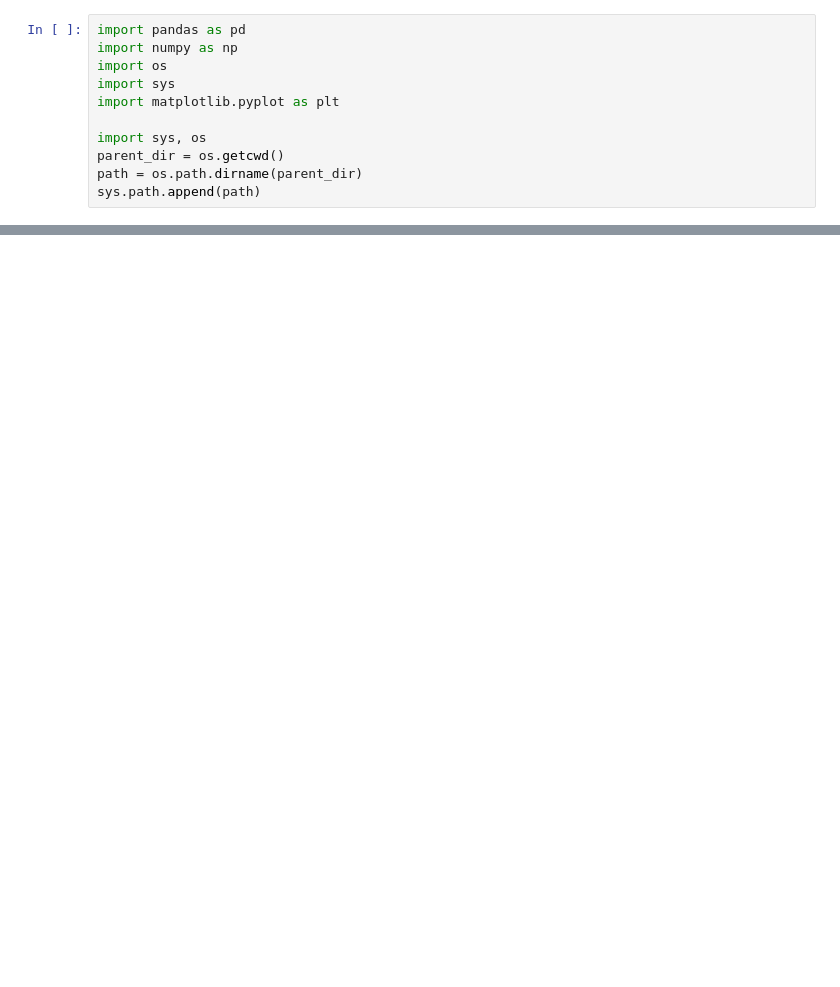
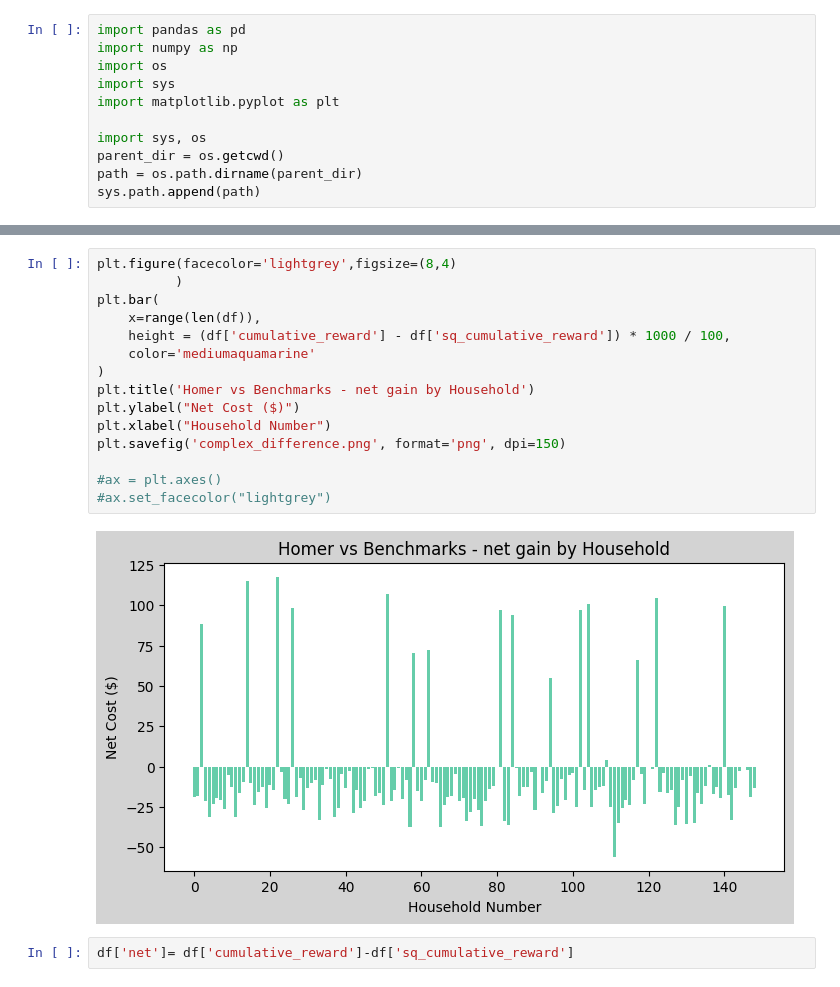
Before and after one commit to bcormier1/home-energy-optimizer, a Jupyter notebook: experiments/plot summary.ipynb, the cells around one changed output, grey strips where cells are left out. Saved outputs shown, nothing was run; the diff lists cells and outputs as text; blank space fills up the shorter version.

```diff
--- a/experiments/plot summary.ipynb
+++ b/experiments/plot summary.ipynb
@@ -103,0 +186,19 @@ agg_df
+# %%
+plt.figure(facecolor='lightgrey',figsize=(8,4)
+          )
+plt.bar(
+    x=range(len(df)),
+    height = (df['cumulative_reward'] - df['sq_cumulative_reward']) * 1000 / 100,
+    color='mediumaquamarine'
+)
+plt.title('Homer vs Benchmarks - net gain by Household')
+plt.ylabel("Net Cost ($)")
+plt.xlabel("Household Number")
+plt.savefig('complex_difference.png', format='png', dpi=150)
+
+#ax = plt.axes()
+#ax.set_facecolor("lightgrey")
+# %% [output]
+[figure, added]
+# %%
+df['net']= df['cumulative_reward']-df['sq_cumulative_reward']
```
Also changed, not shown: parts of 30 cells of this notebook, 44 other files.
